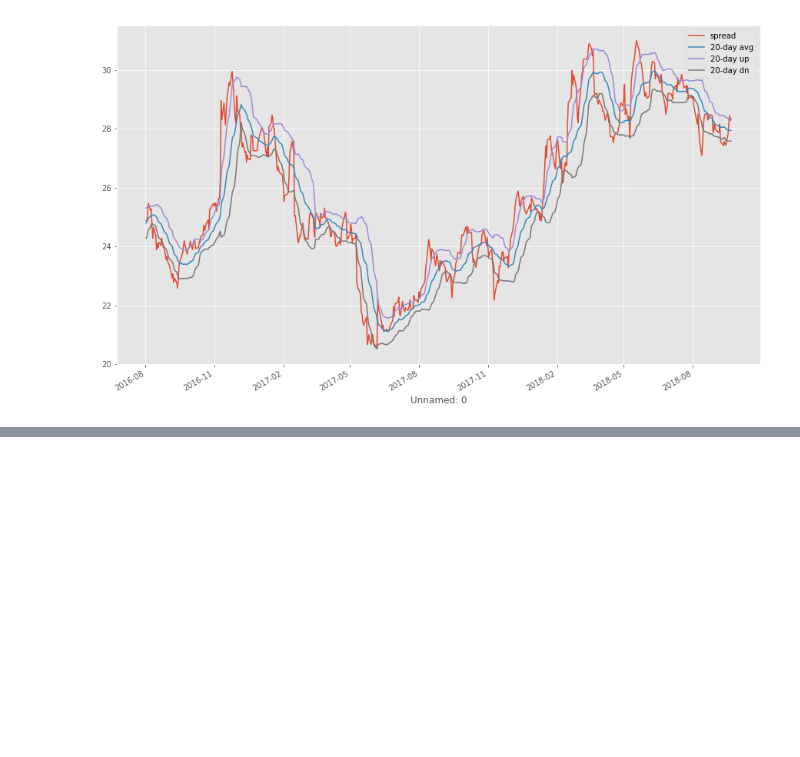
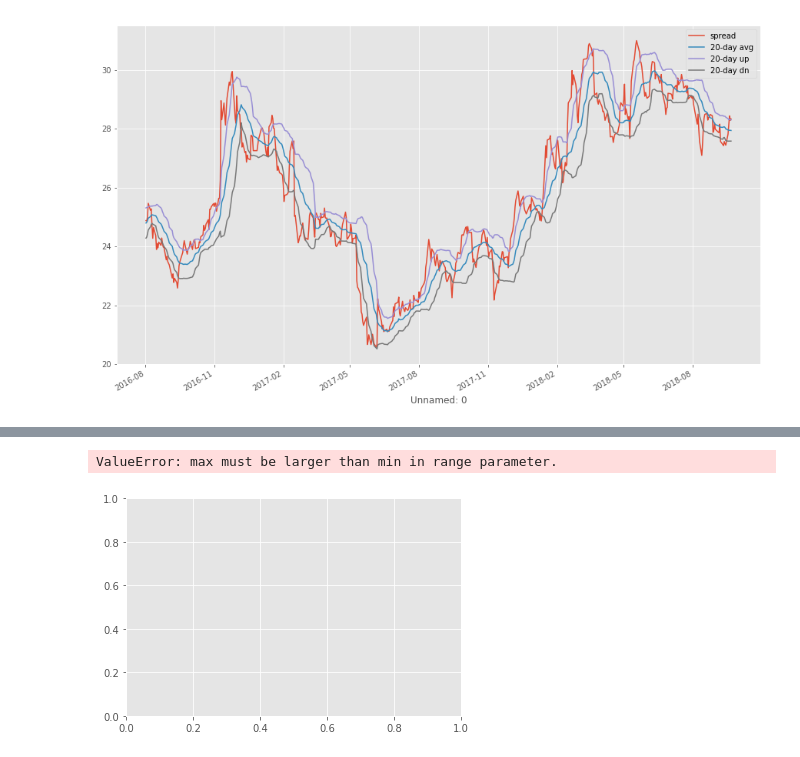
Before and after one commit to aandres99/alpha_prices, a Jupyter notebook: stat_arb.ipynb, the cells around one changed output, grey strips where cells are left out. Cells and saved outputs as stored; diff of their text form; code cells hidden in the pictures; blank space fills up the shorter version.

```diff
--- a/stat_arb.ipynb
+++ b/stat_arb.ipynb
@@ -148,0 +156,13 @@ df[['spread', '20-day avg', '20-day up', '20-day dn']].plot(figsize=(15, 9));
+# %%
+def standardize(ret_series):
+    return (ret_series - ret_series.mean())/ ret_series.std()
+
+
+df['mfc_ret_std0'] = standardize(df['mfc_ret'])
+df['slf_ret_std0'] = standardize(df['slf_ret'])
+# df[['mfc_ret_std0', 'slf_ret_std0']].hist(figsize=(15, 7), bins=50)
+plt.hist([np.array(df['mfc_ret_std0']), np.array(df['slf_ret_std0'])], bins=50)
+# plt.axvline(x=0, color='b')
+# %% [output]
+ValueError: max must be larger than min in range parameter.
+[figure, added]
```
Also changed, not shown: parts of 4 cells of this notebook.
